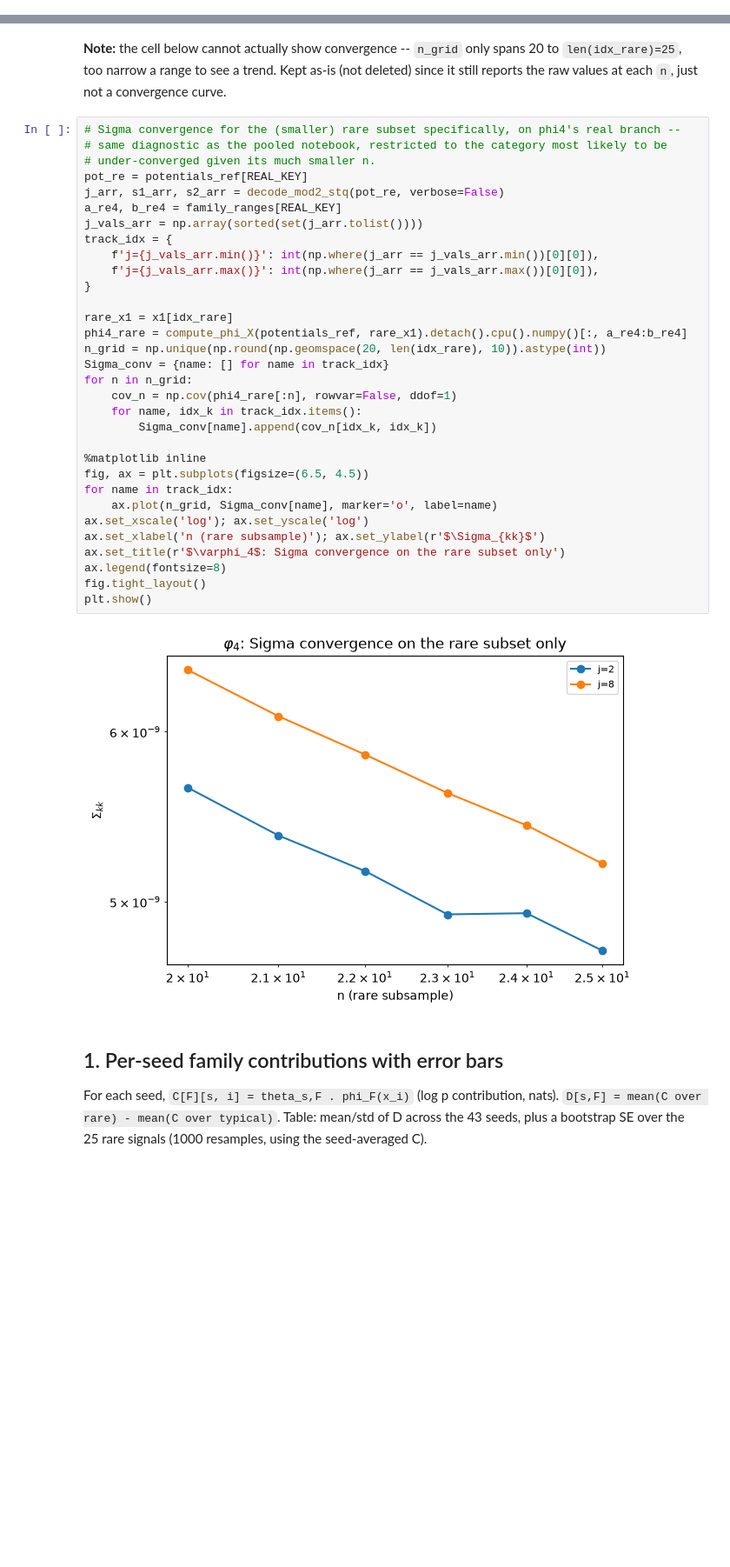
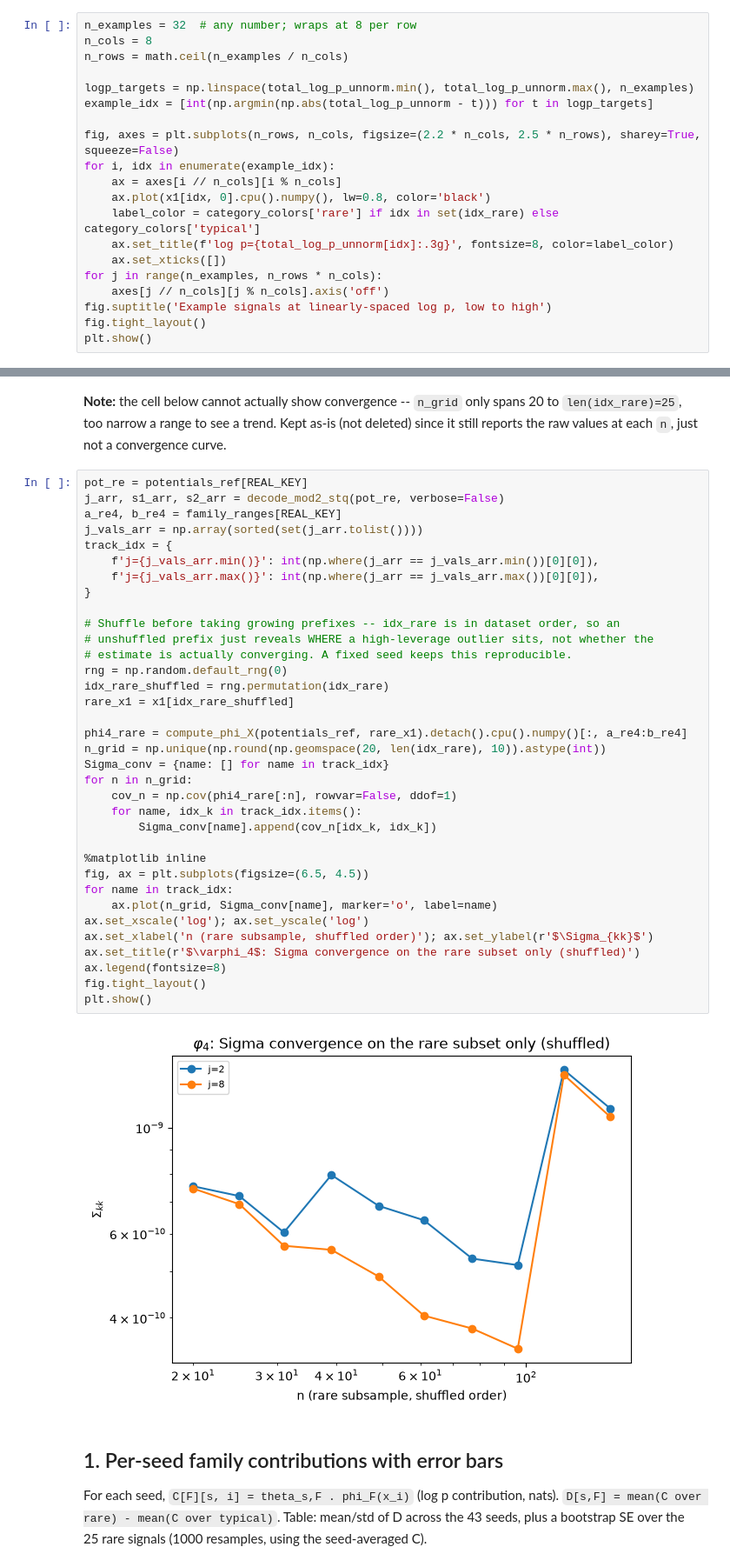
Before and after one commit to zelk-oss/MGD-for-Maximum-Entropy-Generation, a Jupyter notebook: turbulence/turb_theta_reg_rare_typical.ipynb, the cells around one changed output, grey strips where cells are left out. Shown at 87% size. Drawn from its saved outputs; the diff is of its cells as text; blank space fills up the shorter version.

Commit message:
adding some cells to rare and extreme events

```diff
--- a/turbulence/turb_theta_reg_rare_typical.ipynb
+++ b/turbulence/turb_theta_reg_rare_typical.ipynb
@@ -527,0 +591,20 @@ plt.show()
+# %%
+n_examples = 32  # any number; wraps at 8 per row
+n_cols = 8
+n_rows = math.ceil(n_examples / n_cols)
+
+logp_targets = np.linspace(total_log_p_unnorm.min(), total_log_p_unnorm.max(), n_examples)
+example_idx = [int(np.argmin(np.abs(total_log_p_unnorm - t))) for t in logp_targets]
+
+fig, axes = plt.subplots(n_rows, n_cols, figsize=(2.2 * n_cols, 2.5 * n_rows), sharey=True, squeeze=False)
+for i, idx in enumerate(example_idx):
+    ax = axes[i // n_cols][i % n_cols]
+    ax.plot(x1[idx, 0].cpu().numpy(), lw=0.8, color='black')
+    label_color = category_colors['rare'] if idx in set(idx_rare) else category_colors['typical']
+    ax.set_title(f'log p={total_log_p_unnorm[idx]:.3g}', fontsize=8, color=label_color)
+    ax.set_xticks([])
+for j in range(n_examples, n_rows * n_cols):
+    axes[j // n_cols][j % n_cols].axis('off')
+fig.suptitle('Example signals at linearly-spaced log p, low to high')
+fig.tight_layout()
+plt.show()
@@ -563,39 +648,42 @@ display(pd.DataFrame(cond_rows))
 # %% [markdown]
 **Note:** the cell below cannot actually show convergence -- `n_grid` only spans 20 to `len(idx_rare)=25`, too narrow a range to see a trend. Kept as-is (not deleted) since it still reports the raw values at each `n`, just not a convergence curve.
 # %%
-# Sigma convergence for the (smaller) rare subset specifically, on phi4's real branch --
-# same diagnostic as the pooled notebook, restricted to the category most likely to be
-# under-converged given its much smaller n.
 pot_re = potentials_ref[REAL_KEY]
 j_arr, s1_arr, s2_arr = decode_mod2_stq(pot_re, verbose=False)
 a_re4, b_re4 = family_ranges[REAL_KEY]
 j_vals_arr = np.array(sorted(set(j_arr.tolist())))
 track_idx = {
     f'j={j_vals_arr.min()}': int(np.where(j_arr == j_vals_arr.min())[0][0]),
     f'j={j_vals_arr.max()}': int(np.where(j_arr == j_vals_arr.max())[0][0]),
 }
 
-rare_x1 = x1[idx_rare]
+# Shuffle before taking growing prefixes -- idx_rare is in dataset order, so an
+# unshuffled prefix just reveals WHERE a high-leverage outlier sits, not whether the
+# estimate is actually converging. A fixed seed keeps this reproducible.
+rng = np.random.default_rng(0)
+idx_rare_shuffled = rng.permutation(idx_rare)
+rare_x1 = x1[idx_rare_shuffled]
+
 phi4_rare = compute_phi_X(potentials_ref, rare_x1).detach().cpu().numpy()[:, a_re4:b_re4]
 n_grid = np.unique(np.round(np.geomspace(20, len(idx_rare), 10)).astype(int))
 Sigma_conv = {name: [] for name in track_idx}
 for n in n_grid:
     cov_n = np.cov(phi4_rare[:n], rowvar=False, ddof=1)
     for name, idx_k in track_idx.items():
         Sigma_conv[name].append(cov_n[idx_k, idx_k])
 
 %matplotlib inline
 fig, ax = plt.subplots(figsize=(6.5, 4.5))
 for name in track_idx:
     ax.plot(n_grid, Sigma_conv[name], marker='o', label=name)
 ax.set_xscale('log'); ax.set_yscale('log')
-ax.set_xlabel('n (rare subsample)'); ax.set_ylabel(r'$\Sigma_{kk}$')
-ax.set_title(r'$\varphi_4$: Sigma convergence on the rare subset only')
+ax.set_xlabel('n (rare subsample, shuffled order)'); ax.set_ylabel(r'$\Sigma_{kk}$')
+ax.set_title(r'$\varphi_4$: Sigma convergence on the rare subset only (shuffled)')
 ax.legend(fontsize=8)
 fig.tight_layout()
 plt.show()
 # %% [output]
-[figure, old version]
+[figure, new version]
 # %% [markdown]
 ## 1. Per-seed family contributions with error bars
 
```
Also changed, not shown: parts of 7 cells of this notebook, 2 other files.
